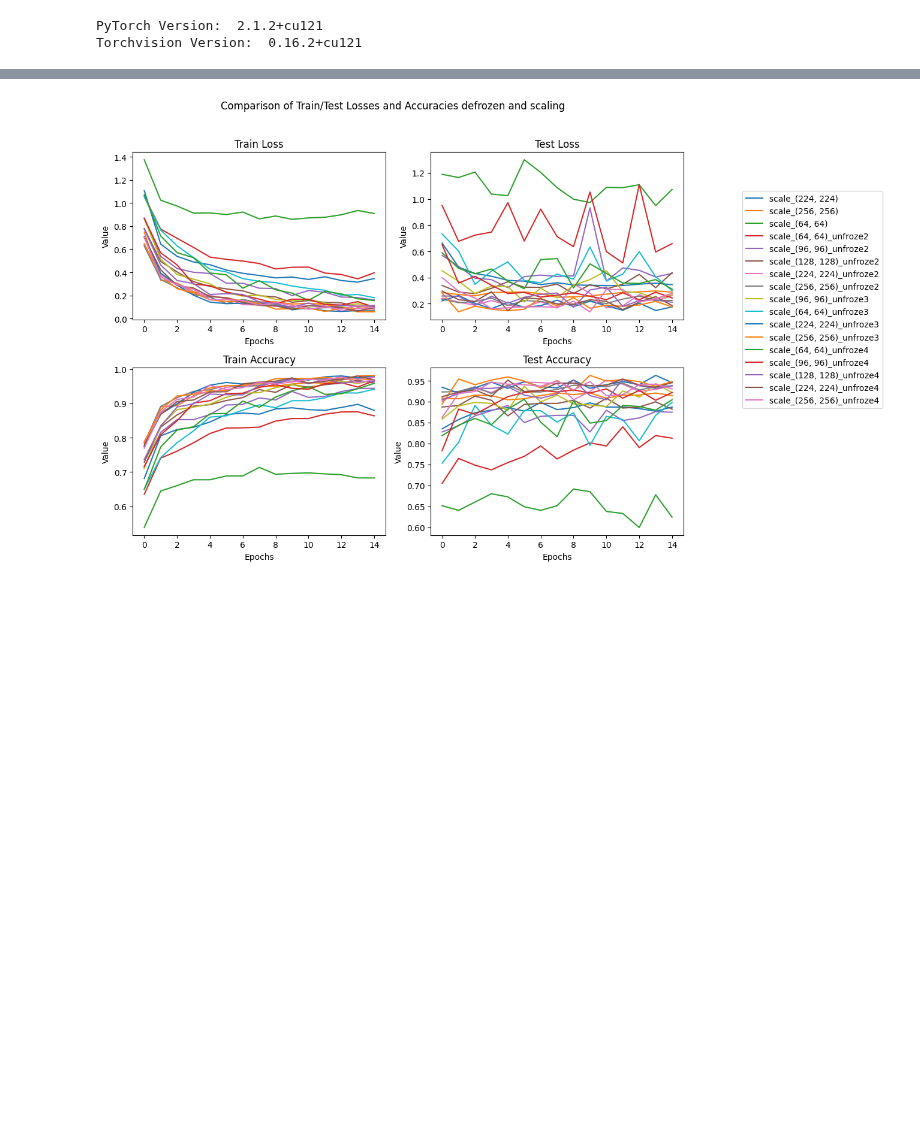
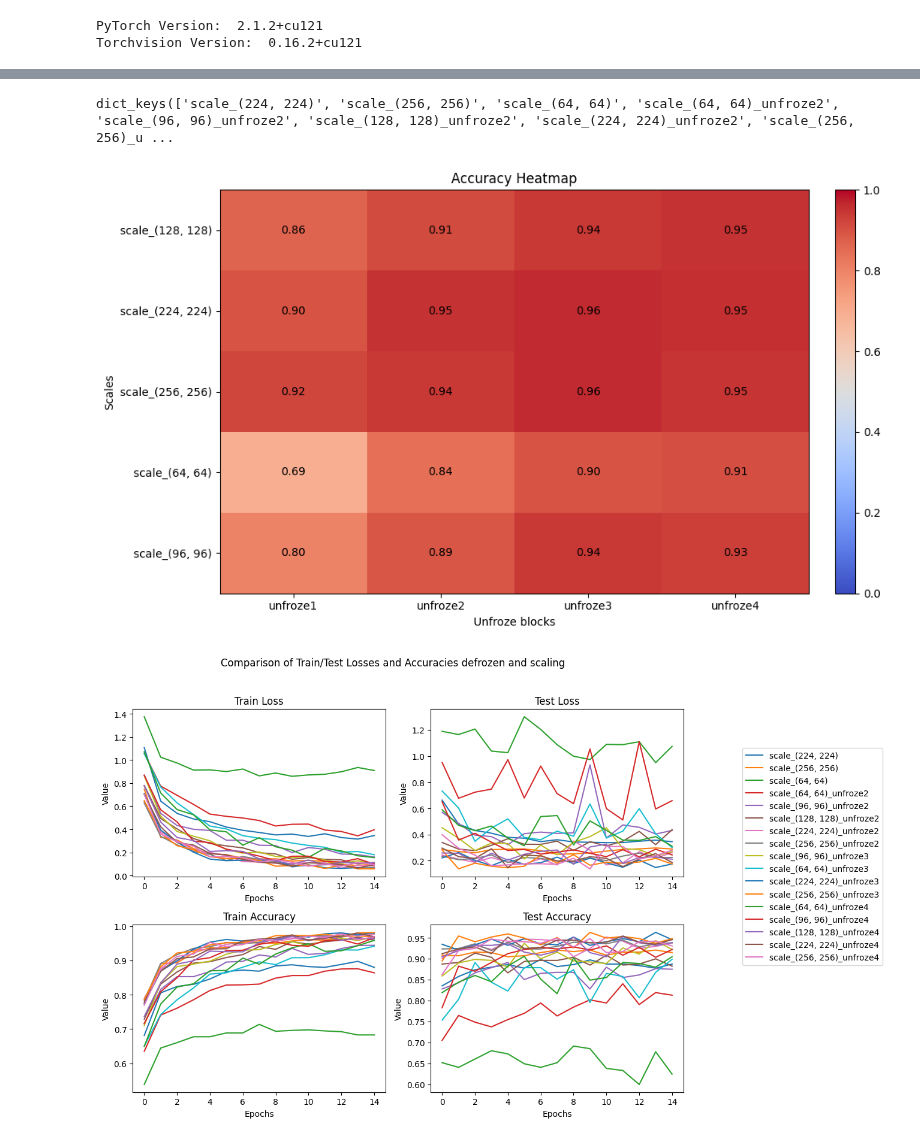
Before and after one commit to MCV-C3/project23-24-08, a Jupyter notebook: Task3/Explainability.ipynb, the cells around one changed output, grey strips where cells are left out. Cells and saved outputs as stored; diff of their text form; code cells hidden in the pictures; blank space fills up the shorter version.

```diff
--- a/Task3/Explainability.ipynb
+++ b/Task3/Explainability.ipynb
@@ -340,3 +326,70 @@ history
+# %%
+print(history.keys())
+# %% [output]
+dict_keys(['scale_(224, 224)', 'scale_(256, 256)', 'scale_(64, 64)', 'scale_(64, 64)_unfroze2', 'scale_(96, 96)_unfroze2', 'scale_(128, 128)_unfroze2', 'scale_(224, 224)_unfroze2', 'scale_(256, 256)_u ...
+# %%
+import matplotlib.pyplot as plt
+import numpy as np
+
+# Ejemplo de diccionario de datos
+data = copy.copy(history)
+# Extraer las escalas y los unfroze<int>
+scales = set()
+unfroze_values = set()
+
+for key in data.keys():
+    if len(key.split("_")) < 3:
+        scale = key
+        unfroze = 1
+    else:
+        scale, unfroze = key.split('_unfroze')
+    scales.add(scale)
+    unfroze_values.add(int(unfroze))
+
+# Ordenar las escalas y los unfroze<int>
+scales = sorted(list(scales))
+unfroze_values = sorted(list(unfroze_values))
+
+# Crear un solo heatmap para el accuracy
+heatmap_data_accuracy = np.zeros((len(scales), len(unfroze_values)))
+
+for i, scale in enumerate(scales):
+    for j, unfroze in enumerate(unfroze_values):
+        if unfroze == 1:
+
+            key = f"{scale}"
+        else:
+            key = f"{scale}_unfroze{unfroze}"
+
+        if key in data:
+            heatmap_data_accuracy[i, j] = np.max(data[key]['acc']["test"])
+
+# Crear el heatmap
+fig, ax = plt.subplots(figsize=(10, 6))
+
+im_accuracy = ax.imshow(heatmap_data_accuracy, cmap='coolwarm', vmin=0, vmax=1, aspect='auto', origin='upper')
+
+
+# Añadir anotaciones
+for i in range(len(scales)):
+    for j in range(len(unfroze_values)):
+        value = heatmap_data_accuracy[i, j]
+        ax.text(j, i, f'{value:.2f}', ha='center', va='center', color='black')
+
+
+ax.set_title('Accuracy Heatmap')
+ax.set_xticks(np.arange(len(unfroze_values)))
+ax.set_xticklabels([f'unfroze{unfroze}' for unfroze in unfroze_values])
+ax.set_yticks(np.arange(len(scales)))
+ax.set_yticklabels(scales)
+ax.set_xlabel('Unfroze blocks')
+ax.set_ylabel('Scales')
+fig.colorbar(im_accuracy, orientation='vertical', fraction=0.046, pad=0.04)
+
+plt.tight_layout()
+plt.show()
+# %% [output]
+[figure, added]
 # %%
 import pandas as pd
 import seaborn as sns
```
Also changed, not shown: parts of 29 cells of this notebook, 20 other files.
